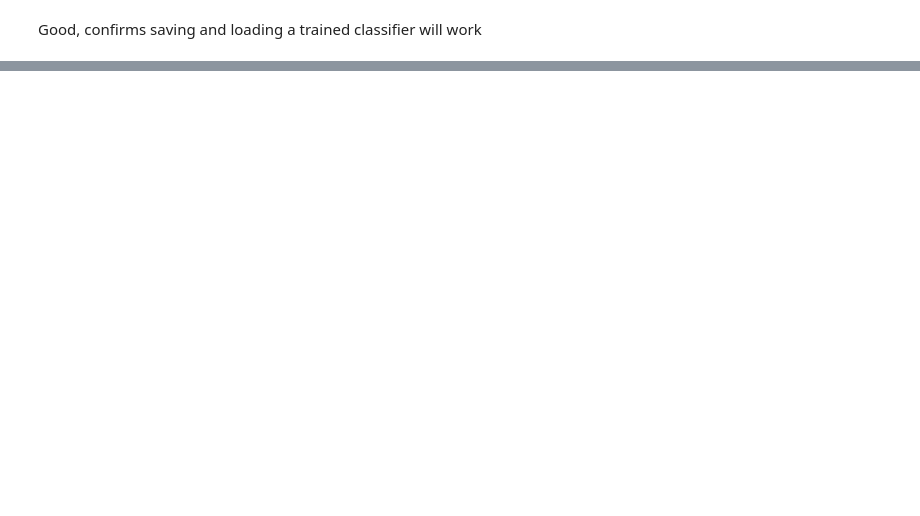
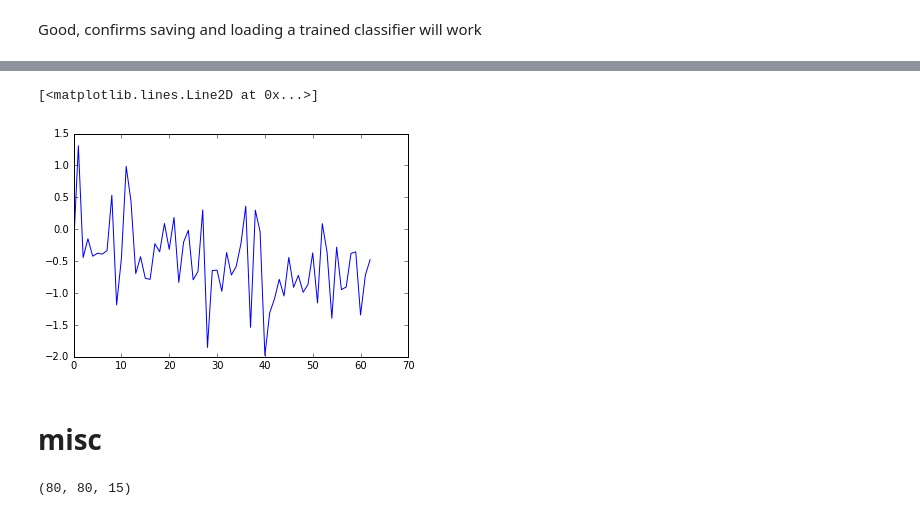
Before and after one commit to jeffmacinnes/b2b, a Jupyter notebook: analysis/subject001_multivoxel.ipynb, the cells around one changed output, grey strips where cells are left out. Drawn from its saved outputs; the diff is of its cells as text; code cells hidden in the pictures; blank space fills up the shorter version.

```diff
--- a/analysis/subject001_multivoxel.ipynb
+++ b/analysis/subject001_multivoxel.ipynb
@@ -425,0 +612,8 @@ Good, confirms saving and loading a trained classifier will work
+# %%
+# standardize
+meanCenter_fmri = masked_fmri - masked_fmri.mean(axis=0)
+std = np.sqrt((meanCenter_fmri**2).sum(axis=0))
+std[std < np.finfo(np.float).eps] = 1.
+meanCenter_fmri /= std
+meanCenter_fmri *= np.sqrt(meanCenter_fmri.shape[0])
+clean_fmri = meanCenter_fmri
@@ -425,0 +624,7 @@ Good, confirms saving and loading a trained classifier will work
+# %%
+plt.plot(clean_fmri[100, :])
+# %% [output]
+[<matplotlib.lines.Line2D at 0x...>]
+[figure, added]
+# %% [markdown]
+# misc
@@ -425,0 +635,4 @@ Good, confirms saving and loading a trained classifier will work
+# %%
+mask_img.shape
+# %% [output]
+(80, 80, 15)
```
Also changed, not shown: parts of 39 cells of this notebook, 1 other file.
